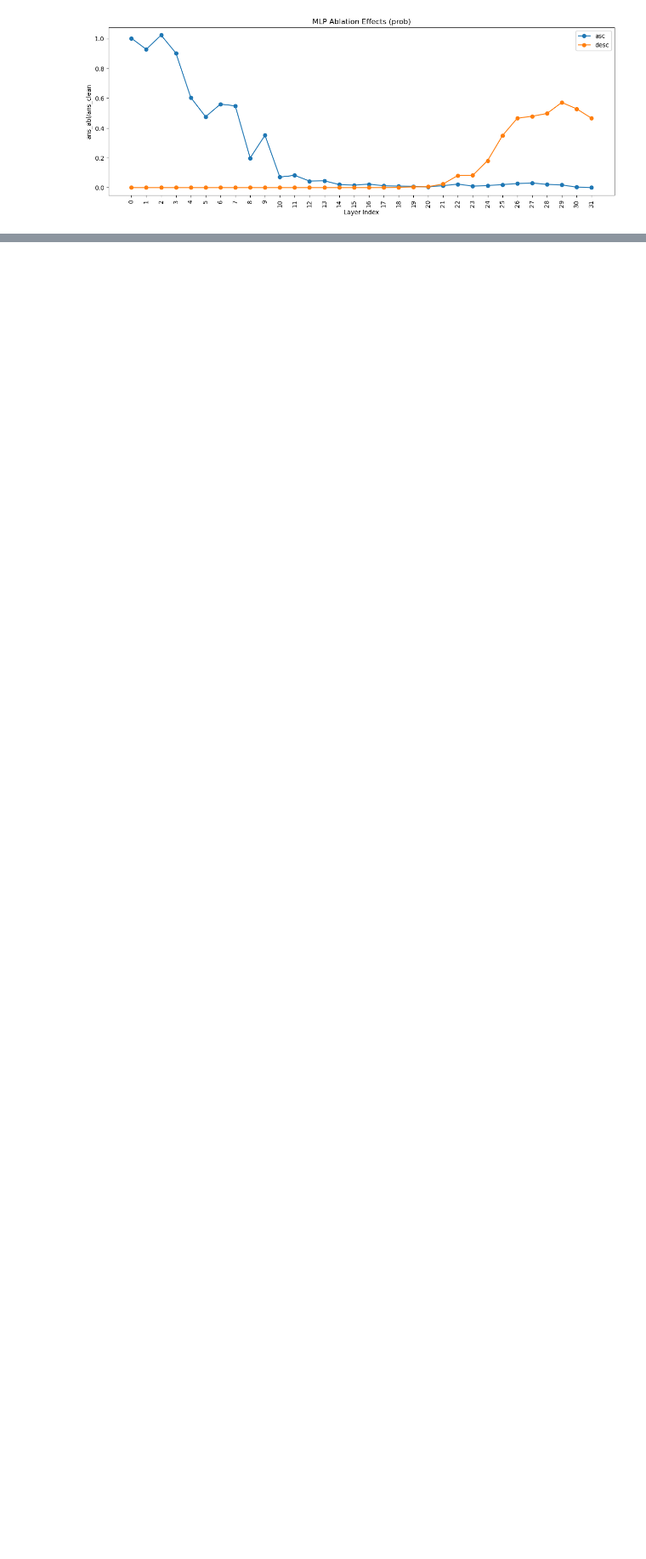
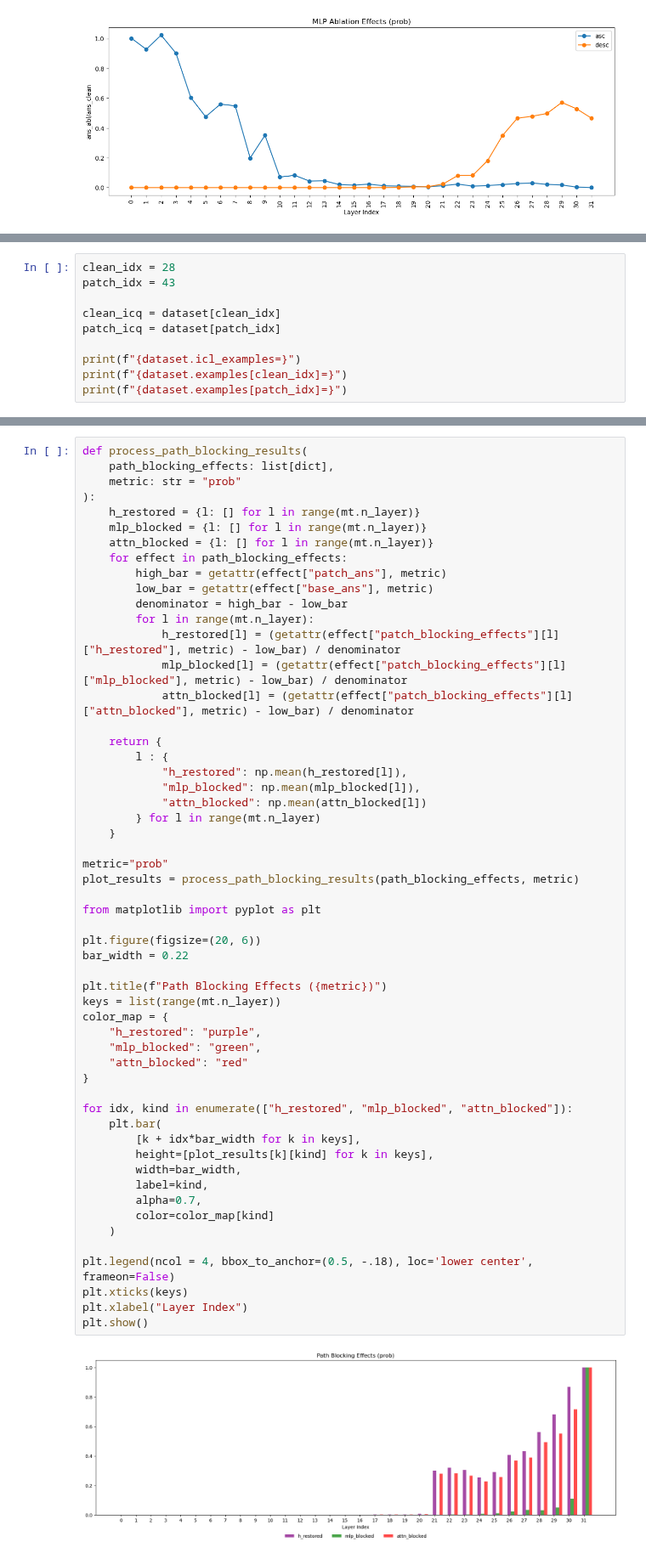
Before and after one commit to arnab-api/filter, a Jupyter notebook: notebooks/ablate_MLP.ipynb, the cells around one changed output, grey strips where cells are left out. Shown at 85% size. Cells and saved outputs as stored; diff of their text form; blank space fills up the shorter version.

Commit message:
added path blocking experiments

```diff
--- a/notebooks/ablate_MLP.ipynb
+++ b/notebooks/ablate_MLP.ipynb
@@ -360,0 +496,10 @@ torch.Size([4096])
+# %%
+clean_idx = 28
+patch_idx = 43
+
+clean_icq = dataset[clean_idx]
+patch_icq = dataset[patch_idx]
+
+print(f"{dataset.icl_examples=}")
+print(f"{dataset.examples[clean_idx]=}")
+print(f"{dataset.examples[patch_idx]=}")
@@ -360,0 +561,57 @@ torch.Size([4096])
+# %%
+def process_path_blocking_results(
+    path_blocking_effects: list[dict],
+    metric: str = "prob"
+):
+    h_restored = {l: [] for l in range(mt.n_layer)}
+    mlp_blocked = {l: [] for l in range(mt.n_layer)}
+    attn_blocked = {l: [] for l in range(mt.n_layer)}
+    for effect in path_blocking_effects:
+        high_bar = getattr(effect["patch_ans"], metric)
+        low_bar = getattr(effect["base_ans"], metric)
+        denominator = high_bar - low_bar
+        for l in range(mt.n_layer):
+            h_restored[l] = (getattr(effect["patch_blocking_effects"][l]["h_restored"], metric) - low_bar) / denominator
+            mlp_blocked[l] = (getattr(effect["patch_blocking_effects"][l]["mlp_blocked"], metric) - low_bar) / denominator
+            attn_blocked[l] = (getattr(effect["patch_blocking_effects"][l]["attn_blocked"], metric) - low_bar) / denominator
+
+    return {
+        l : {
+            "h_restored": np.mean(h_restored[l]),
+            "mlp_blocked": np.mean(mlp_blocked[l]),
+            "attn_blocked": np.mean(attn_blocked[l])
+        } for l in range(mt.n_layer)
+    }
+
+metric="prob"
+plot_results = process_path_blocking_results(path_blocking_effects, metric)
+
+from matplotlib import pyplot as plt
+
+plt.figure(figsize=(20, 6))
+bar_width = 0.22
+
+plt.title(f"Path Blocking Effects ({metric})")
+keys = list(range(mt.n_layer))
+color_map = {
+    "h_restored": "purple",
+    "mlp_blocked": "green",
+    "attn_blocked": "red"
+}
+
+for idx, kind in enumerate(["h_restored", "mlp_blocked", "attn_blocked"]):
+    plt.bar(
+        [k + idx*bar_width for k in keys],
+        height=[plot_results[k][kind] for k in keys],
+        width=bar_width,
+        label=kind,
+        alpha=0.7,
+        color=color_map[kind]
+    )
+
+plt.legend(ncol = 4, bbox_to_anchor=(0.5, -.18), loc='lower center', frameon=False)
+plt.xticks(keys)
+plt.xlabel("Layer Index")
+plt.show()
+# %% [output]
+[figure, added]
```
Also changed, not shown: parts of 9 cells of this notebook, 1 other file.
